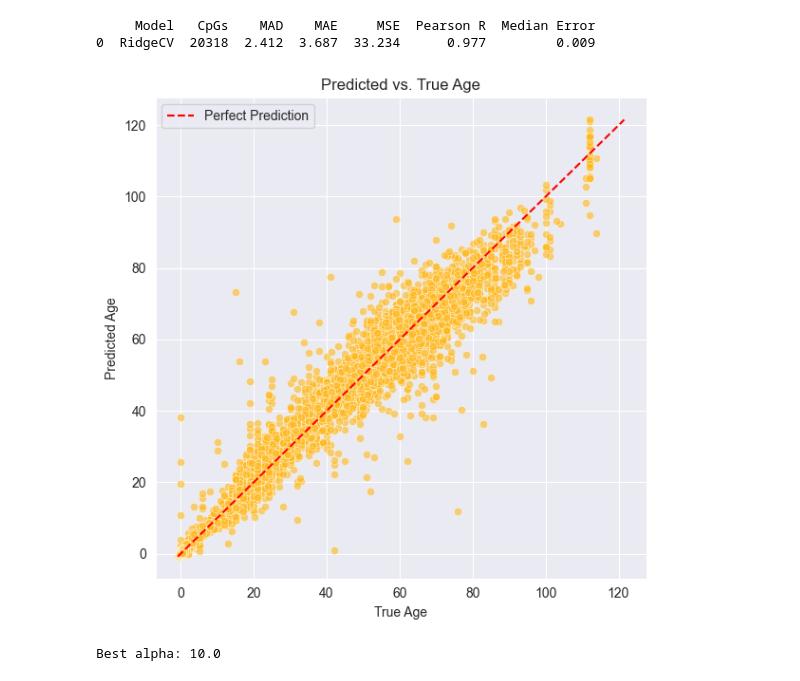
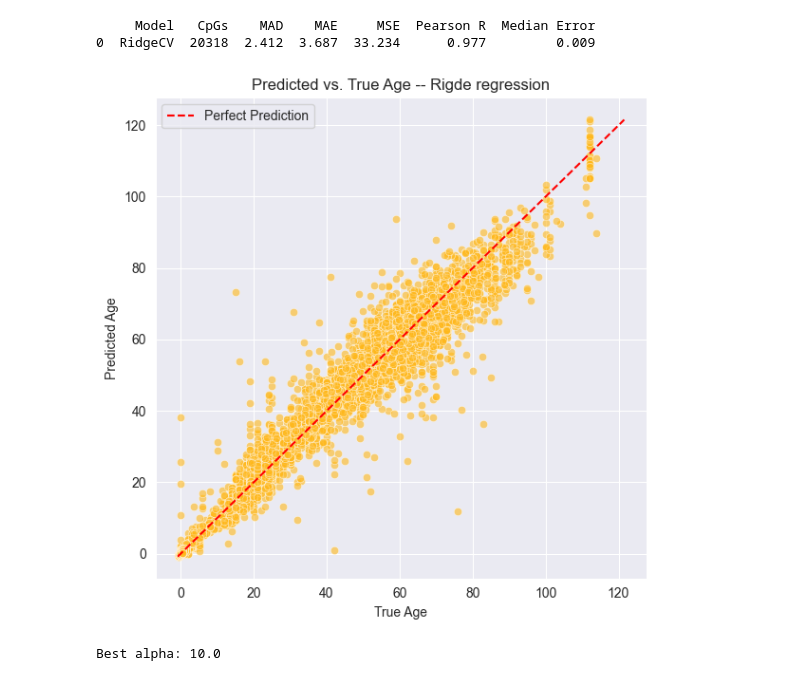
Before and after one commit to elena011/rp-delft, a Jupyter notebook: models.ipynb, the cells around one changed output. Saved outputs shown, nothing was run; the diff lists cells and outputs as text; code cells hidden in the pictures.

Commit message:
plotting change

```diff
--- a/models.ipynb
+++ b/models.ipynb
@@ -412,12 +412,12 @@ print(results_ridge_CV.round(3))
 # %%
 import importlib
 import visualization  # your module
 importlib.reload(visualization)
 from visualization import plot_predicted_vs_true
 
-plot_predicted_vs_true(test_ages, ridgeCV_predictions, (255/255, 184/255, 28/255))
+plot_predicted_vs_true(test_ages, ridgeCV_predictions, (255/255, 184/255, 28/255), "Rigde regression")
 # %% [output]
-[figure, old version]
+[figure, new version]
 # %%
 ridgeCV_scaled = RidgeCV(alphas=[0.01, 0.1, 1, 10, 100])
 ridgeCV_scaled.fit(train_scaled, transform_age(train_ages))
```
Also changed, not shown: 1 other file.
